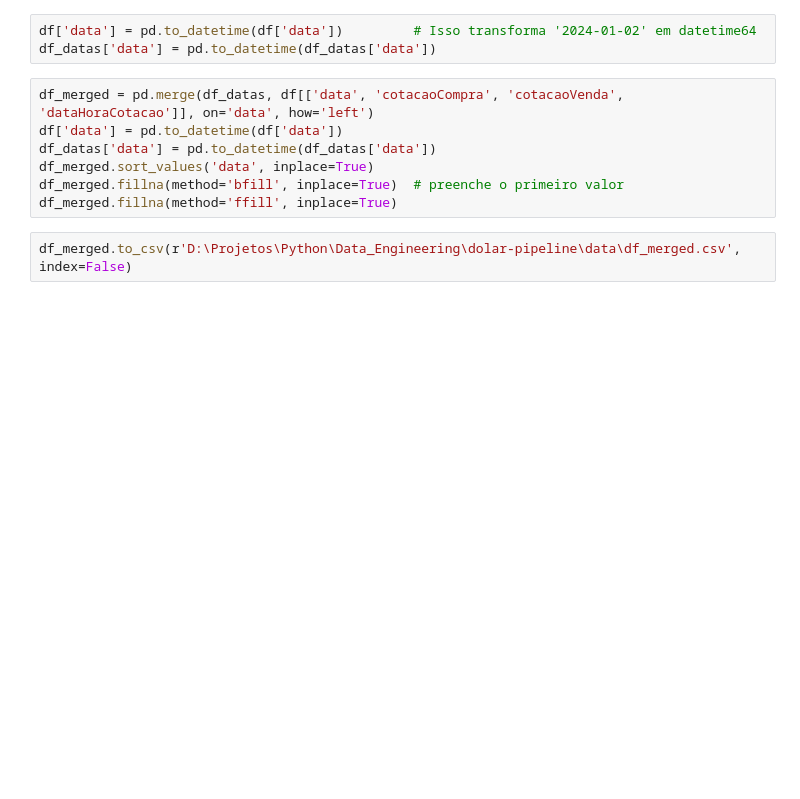
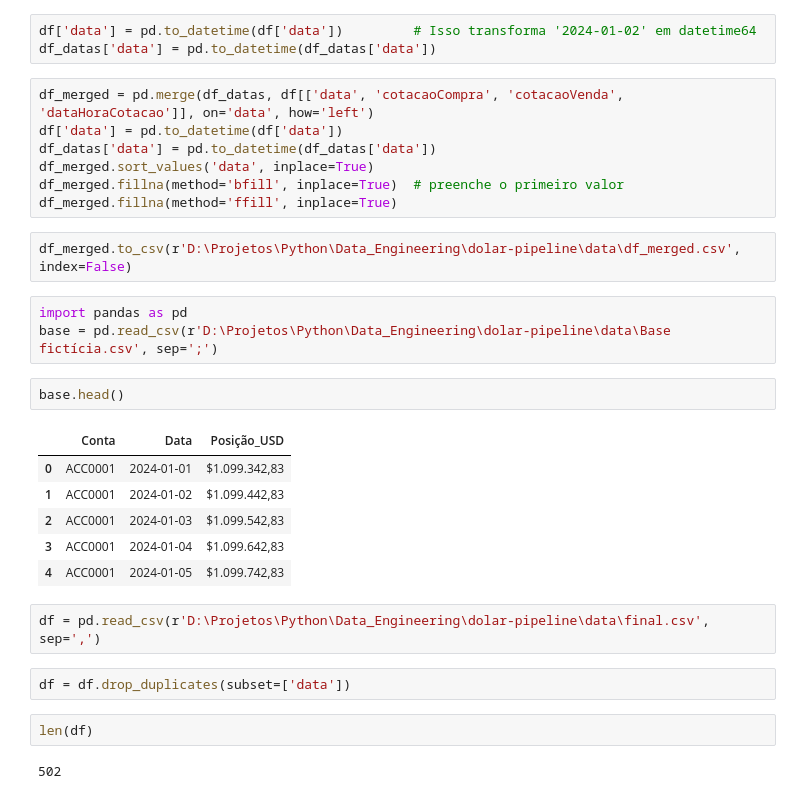
Before and after one commit to ArthurCoutinho15/dolar-pipeline, a Jupyter notebook: src/extract.ipynb, the cells around one changed output. Cells and saved outputs as stored; diff of their text form; blank space fills up the shorter version.

```diff
--- a/src/extract.ipynb
+++ b/src/extract.ipynb
@@ -61,3 +61,23 @@ df_merged.fillna(method='bfill', inplace=True)  # preenche o primeiro valor
 df_merged.fillna(method='ffill', inplace=True)
 # %%
 df_merged.to_csv(r'D:\Projetos\Python\Data_Engineering\dolar-pipeline\data\df_merged.csv', index=False)
+# %%
+import pandas as pd
+base = pd.read_csv(r'D:\Projetos\Python\Data_Engineering\dolar-pipeline\data\Base fictícia.csv', sep=';')
+# %%
+base.head()
+# %% [output]
+|  | Conta | Data | Posição_USD |
+| 0 | ACC0001 | 2024-01-01 | $1.099.342,83 |
+| 1 | ACC0001 | 2024-01-02 | $1.099.442,83 |
+| 2 | ACC0001 | 2024-01-03 | $1.099.542,83 |
+| 3 | ACC0001 | 2024-01-04 | $1.099.642,83 |
+| 4 | ACC0001 | 2024-01-05 | $1.099.742,83 |
+# %%
+df = pd.read_csv(r'D:\Projetos\Python\Data_Engineering\dolar-pipeline\data\final.csv', sep=',')
+# %%
+df = df.drop_duplicates(subset=['data'])
+# %%
+len(df)
+# %% [output]
+502
```
Also changed, not shown: 20 other files.
